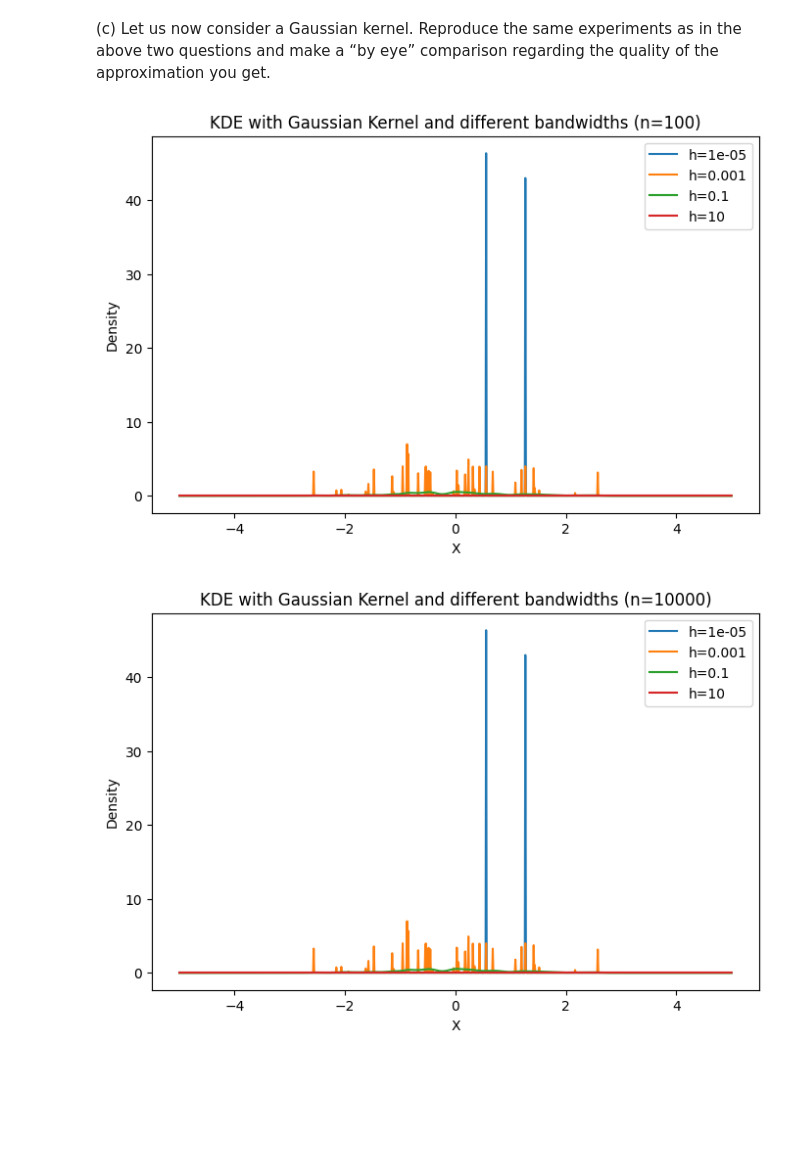
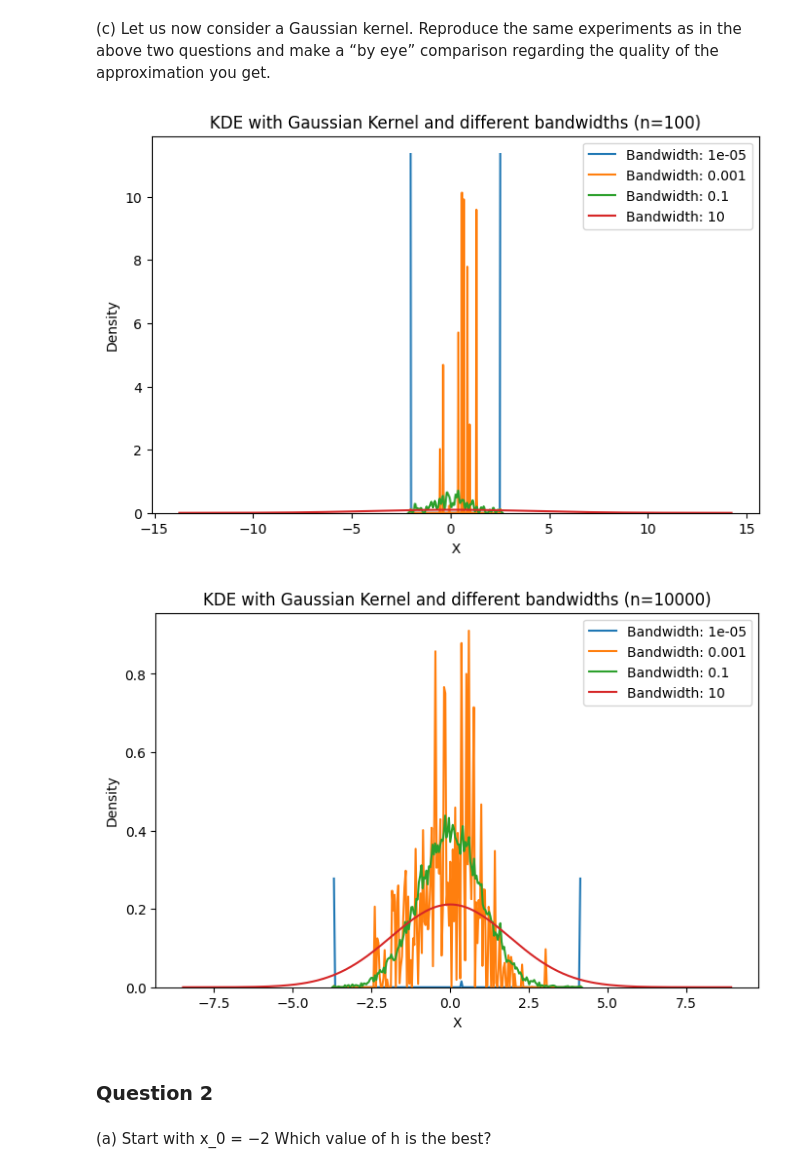
Before and after one commit to doubavitch/hw2_fds, a Jupyter notebook: Exercise 1 Duchossois.ipynb, the cells around one changed output. Cells and saved outputs as stored; diff of their text form; code cells hidden in the pictures; blank space fills up the shorter version.

```diff
--- a/Exercise 1 Duchossois.ipynb
+++ b/Exercise 1 Duchossois.ipynb
@@ -57,49 +81,30 @@ Reproduce the same experiments as in the above two questions and make a “by ey
 def KDE_gaussian_plot(X, n):
     # Bandwidth values
     H = [10**(-5), 10**(-3), 10**(-1), 10]
+
     # Compute and plot KDE for each bandwidth value
     plt.figure(figsize=(8, 5))
     for i, h in enumerate(H):
-        # Compute KDE
-        kde = KernelDensity(bandwidth=h, kernel='gaussian')
-        kde.fit(X)
-        log_dens = kde.score_samples(np.linspace(-5, 5, 1000).reshape(-1, 1))
-        y_vals = np.exp(log_dens)
+        sns.kdeplot(X, bw_adjust=h, kernel='gaussian', label=f'Bandwidth: {h}')
 
-        # Plot
-        plt.plot(np.linspace(-5, 5, 1000), y_vals, label=f'bandwidth={h}')
-
-    plt.title(f'KDE with Rectangular Kernel and different bandwidths (n={n})')
+    plt.title(f'KDE with Gaussian Kernel and different bandwidths (n={n})')
     plt.xlabel('X')
     plt.ylabel('Density')
     plt.legend()
     plt.show()
-
-
-X_3 = np.random.randn(n).reshape(-1, 1)
-
-
-
-# n = 10000
-X_4 = np.random.randn(n_2).reshape(-1, 1)
-
-# Compute and plot the KDE for each bandwidth value
-plt.figure(figsize=(8, 5))
-for i, h in enumerate(H):
-    # Compute KDE
-    kde = KernelDensity(bandwidth=h, kernel='gaussian')
-    kde.fit(X_3)
-    log_dens = kde.score_samples(np.linspace(-5, 5, 1000).reshape(-1, 1))
-    y_vals = np.exp(log_dens)
-
-    # Plot
-    plt.plot(np.linspace(-5, 5, 1000), y_vals, label=f'h={h}')
-
-plt.title('KDE with Gaussian Kernel and different bandwidths (n=10000)')
-plt.xlabel('X')
-plt.ylabel('Density')
-plt.legend()
-plt.show()
-# %% [output]
-[figure, removed]
-[figure, removed]
+# %%
+# n = 100 realizations
+X_3 = np.random.normal(0, 1, n)
+KDE_gaussian_plot(X_3,n)
+# %% [output]
+[figure, added]
+# %%
+# n = 10000 realizations
+X_4 = np.random.normal(0, 1, n_2)
+KDE_gaussian_plot(X_4, n_2)
+# %% [output]
+[figure, added]
+# %% [markdown]
+### Question 2
+# %% [markdown]
+(a) Start with x_0 = −2 Which value of h is the best?
```
Also changed, not shown: parts of 9 cells of this notebook.
